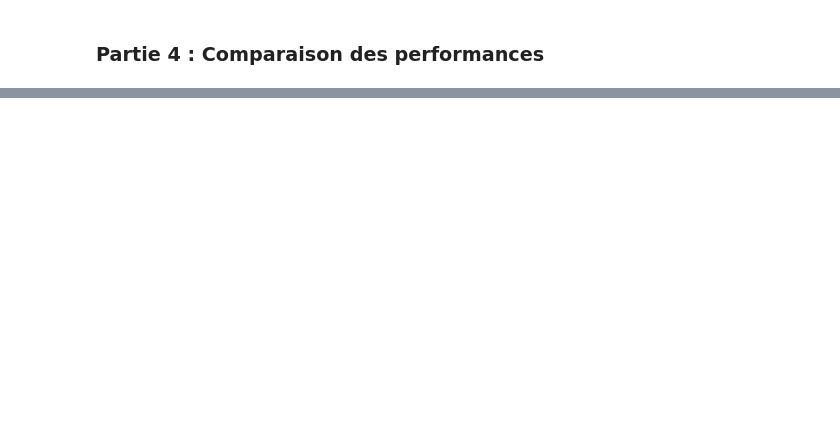
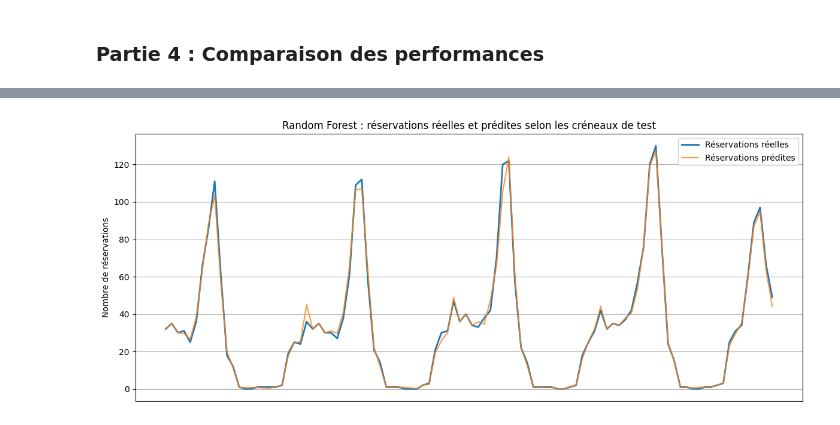
Before and after one commit to FarahBelghith2/PFE, a Jupyter notebook: Nettoyage_données.ipynb, the cells around one changed output, grey strips where cells are left out. Saved outputs shown, nothing was run; the diff lists cells and outputs as text; code cells hidden in the pictures; blank space fills up the shorter version.

```diff
--- a/Nettoyage_données.ipynb
+++ b/Nettoyage_données.ipynb
@@ -188,7 +92,5 @@ files.download("base_propre.csv")
 # %% [markdown]
 # Partie 3 : Test des modèles de régression
-# %%
-df = pd.read_csv("base_propre.csv", sep=";")
 # %%
 X = df[[
     "saison",
@@ -378,0 +347,26 @@ resultats
+# %%
+import matplotlib.pyplot as plt
+import numpy as np
+
+# Convertir y_test en tableau numpy si nécessaire
+if hasattr(y_test, 'values'):
+    y_test_plot = y_test.values
+else:
+    y_test_plot = np.array(y_test)
+
+# Choisir le nombre de points à afficher
+n = min(100, len(y_test_plot))
+# %%
+plt.figure(figsize=(12, 5))
+plt.plot(y_test_plot[:n], label='Réservations réelles', linewidth=2)
+plt.plot(np.array(y_pred_rf)[:n], label='Réservations prédites', alpha=0.8)
+
+plt.title('Random Forest : réservations réelles et prédites selon les créneaux de test')
+plt.ylabel('Nombre de réservations')
+plt.xticks([])
+plt.legend()
+plt.grid(True)
+plt.tight_layout()
+plt.show()
+# %% [output]
+[figure, added]
```
Also changed, not shown: parts of 56 cells of this notebook.
